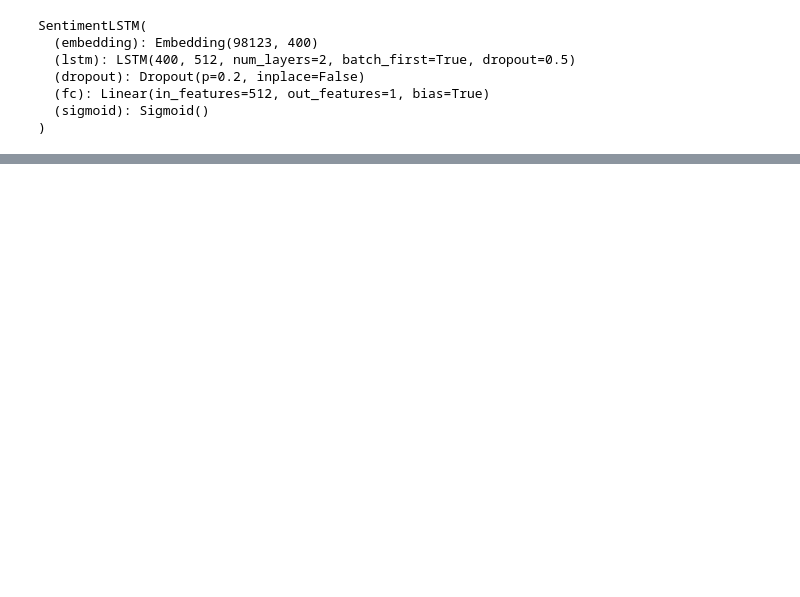
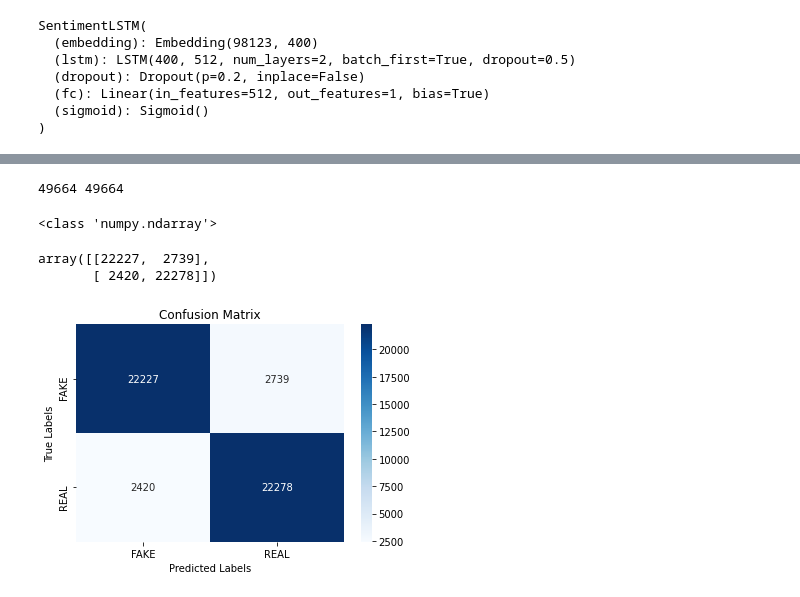
Before and after one commit to Rebecasarai/Sentiment-analysis-of-Amazon-reviews, a Jupyter notebook: Classifying_Amazon_Reviews_New_Dataset.ipynb, the cells around one changed output, grey strips where cells are left out. Cells and saved outputs as stored; diff of their text form; code cells hidden in the pictures; blank space fills up the shorter version.

```diff
--- a/Classifying_Amazon_Reviews_New_Dataset.ipynb
+++ b/Classifying_Amazon_Reviews_New_Dataset.ipynb
@@ -383,0 +484,25 @@ tensor([0.], device='cuda:0', grad_fn=<RoundBackward>)
+# %%
+test_losses = []
+num_correct = 0
+h = model.init_hidden(batch_size)
+y_pred = []
+y_true = []
+
+model.eval()
+for inputs, labels in test_loader:
+    h = tuple([each.data for each in h])
+    inputs, labels = inputs.to(device), labels.to(device)
+    output, h = model(inputs, h)
+    test_loss = criterion(output.squeeze(), labels.float())
+    test_losses.append(test_loss.item())
+    pred = torch.round(output.squeeze()) #rounds the output to 0/1´
+    correct_tensor = pred.eq(labels.float().view_as(pred))
+    correct = np.squeeze(correct_tensor.cpu().numpy())
+    num_correct += np.sum(correct)
+
+    y_pred.extend(pred.tolist())
+    y_true.extend(labels.tolist())
+
+print("Test loss: {:.3f}".format(np.mean(test_losses)))
+test_acc = num_correct/len(test_loader.dataset)
+print("Test accuracy: {:.3f}%".format(test_acc*100))
@@ -383,0 +512,27 @@ tensor([0.], device='cuda:0', grad_fn=<RoundBackward>)
+# %%
+print(len(y_true), len(y_pred))
+# %% [output]
+49664 49664
+# %%
+cm = confusion_matrix(y_true, y_pred)
+print(type(cm))
+cm
+# %% [output]
+<class 'numpy.ndarray'>
+array([[22227,  2739],
+       [ 2420, 22278]])
+# %%
+ax= plt.subplot()
+sns.heatmap(cm, annot=True, ax = ax, cmap='Blues', fmt="d")
+
+ax.set_title('Confusion Matrix')
+
+ax.set_xlabel('Predicted Labels')
+ax.set_ylabel('True Labels')
+
+ax.xaxis.set_ticklabels(['FAKE', 'REAL'])
+ax.yaxis.set_ticklabels(['FAKE', 'REAL'])
+
+print()
+# %% [output]
+[figure, added]
```
Also changed, not shown: parts of 35 cells of this notebook.
